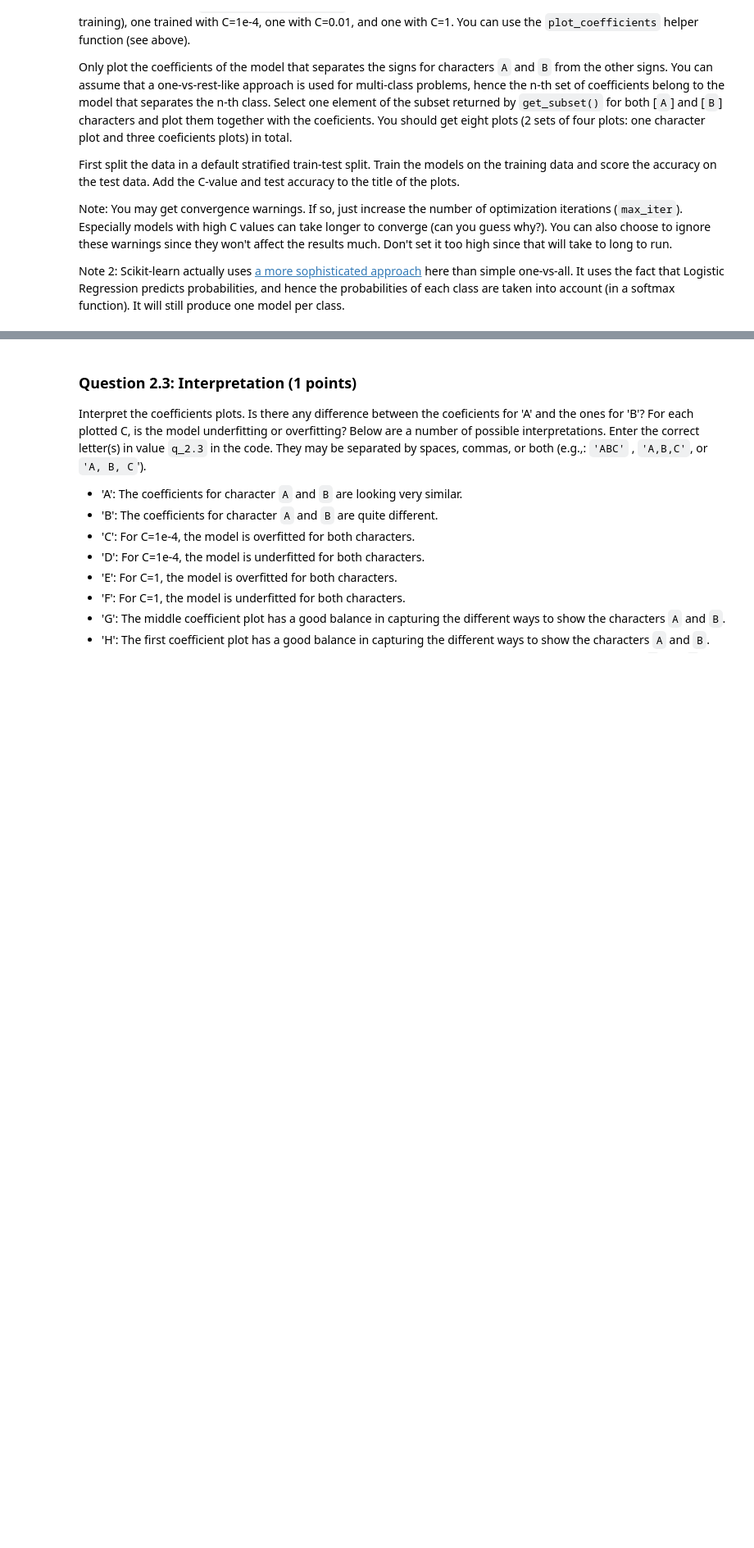
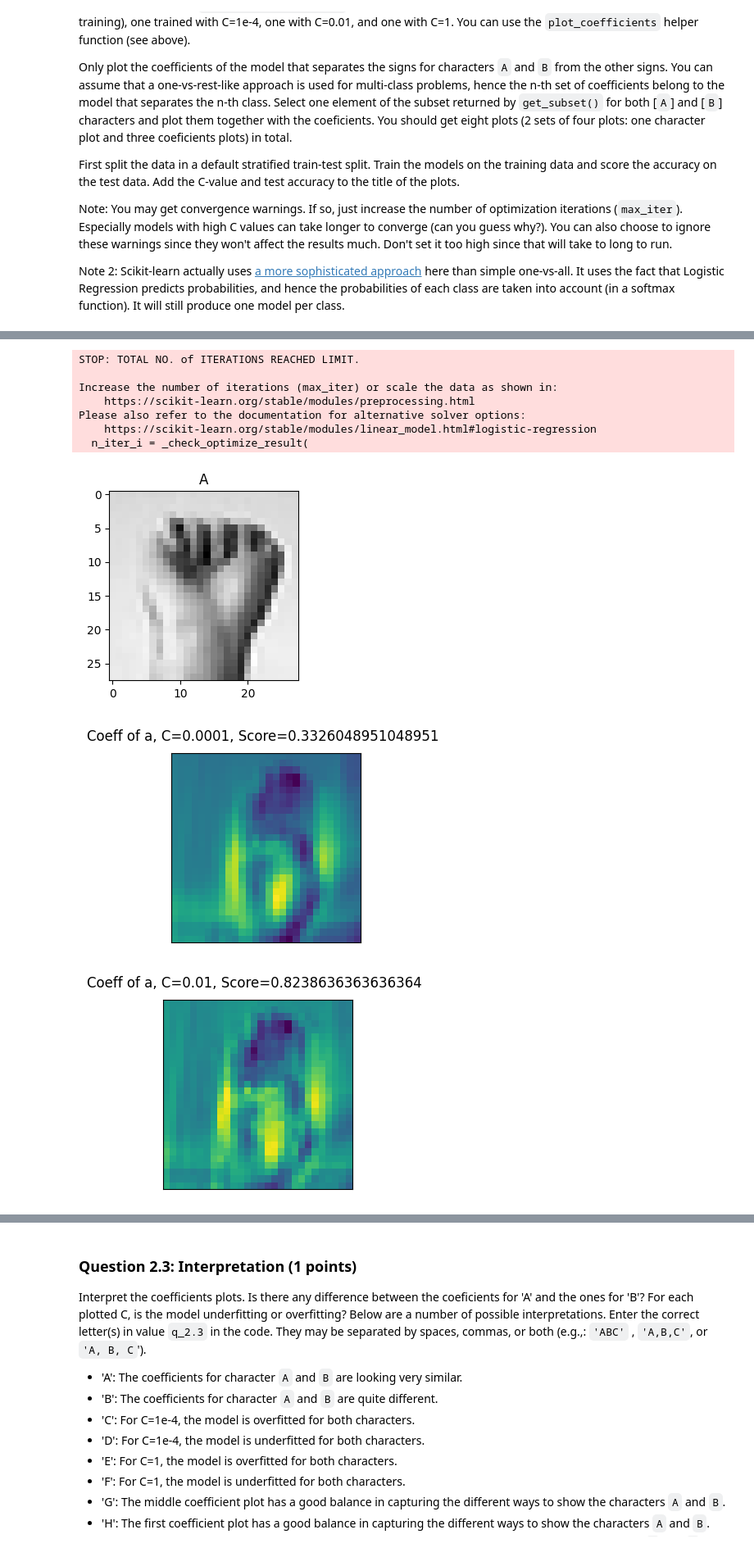
Before and after one commit to PhobosX15/Recognizing-ASL-using-ML-, a Jupyter notebook: Assignment_1_2023.ipynb, the cells around one changed output, grey strips where cells are left out. Shown at 82% size. Drawn from its saved outputs; the diff is of its cells as text; code cells hidden in the pictures; blank space fills up the shorter version.

```diff
--- a/Assignment_1_2023.ipynb
+++ b/Assignment_1_2023.ipynb
@@ -72,11 +83,12 @@ data_classes = {0:"A", 1: "B", 2: "C", 3: "D", 4: "E", 5: "F",
 letter_to_index = {v: k for k, v in data_classes.items()}
 # %%
 # Plotting helper functions. Don't edit these.
+from tqdm.notebook import tqdm_notebook
+from IPython import display
 %matplotlib inline
-from IPython import display
-from tqdm.notebook import tqdm_notebook
 
-def plot_live(X, y, evaluator, param_name, param_range, scale='log', ylim=(0,1), ylabel='score', marker = '.'):
+
+def plot_live(X, y, evaluator, param_name, param_range, scale='log', ylim=(0, 1), ylabel='score', marker='.'):
     """ Renders a plot that updates with every evaluation from the evaluator.
     Keyword arguments:
     X -- the data for training and testing
@@ -96,7 +108,7 @@ def plot_live(X, y, evaluator, param_name, param_range, scale='log', ylim=(0,1),
 
     # Make the scale look nice
     plt.xscale(scale)
-    plt.xlim(param_range[0],param_range[-1])
+    plt.xlim(param_range[0], param_range[-1])
     plt.ylim(ylim)
 
     # Start from empty plot, then fill it
@@ -105,12 +117,12 @@ def plot_live(X, y, evaluator, param_name, param_range, scale='log', ylim=(0,1),
     xvals = []
     for i in tqdm_notebook(param_range):
         scores = evaluator(X, y, i)
-        if i == param_range[0]: # initialize series
+        if i == param_range[0]:  # initialize series
             for k in scores.keys():
-                lines[k], = plt.plot(xvals, [], marker = marker, label = k)
+                lines[k], = plt.plot(xvals, [], marker=marker, label=k)
                 series[k] = []
         xvals.append(i)
-        for k in scores.keys(): # append new data
+        for k in scores.keys():  # append new data
             series[k].append(scores[k])
             lines[k].set_data(xvals, series[k])
         # refresh plot
@@ -120,6 +132,8 @@ def plot_live(X, y, evaluator, param_name, param_range, scale='log', ylim=(0,1),
         display.clear_output(wait=True)
 
 # Plots data instances as 28x28 images
+
+
 def plot_examples(images, labels, row_length=5, title=""):
     """ Renders a set of images
     images -- an array of 28x28 images as 1D vectors
@@ -130,34 +144,39 @@ def plot_examples(images, labels, row_length=5, title=""):
     nr_rows = math.floor(len(images) / row_length)
     if (len(images) % row_length) > 0:
         nr_rows += 1
-    fig, axes = plt.subplots(nr_rows, row_length, figsize=(1.5 * row_length, 1.5 * nr_rows))
+    fig, axes = plt.subplots(nr_rows, row_length, figsize=(
+        1.5 * row_length, 1.5 * nr_rows))
     for i, n in enumerate(images):
         if len(images) > row_length:
-            axes[math.floor(i/row_length)][i%row_length].imshow(n.reshape(28, 28), cmap=plt.cm.gray_r)
+            axes[math.floor(i/row_length)][i %
+                                           row_length].imshow(n.reshape(28, 28), cmap=plt.cm.gray_r)
             if labels is not None:
-              axes[math.floor(i/row_length)][i%row_length].set_xlabel(data_classes[int(labels[i])])
-            axes[math.floor(i/row_length)][i%row_length].set_xticks(())
-            axes[math.floor(i/row_length)][i%row_length].set_yticks(())
+                axes[math.floor(i/row_length)][i %
+                                               row_length].set_xlabel(data_classes[int(labels[i])])
+            axes[math.floor(i/row_length)][i % row_length].set_xticks(())
+            axes[math.floor(i/row_length)][i % row_length].set_yticks(())
 
         else:
             axes[i].imshow(n.reshape(28, 28), cmap=plt.cm.gray_r)
             if labels is not None:
-              axes[i].set_xlabel(data_classes[int(labels[i])])
+                axes[i].set_xlabel(data_classes[int(labels[i])])
             axes[i].set_xticks(())
             axes[i].set_yticks(())
     fig.suptitle(title)
-    plt.show();
+    plt.show()
 
 # Plots the coefficients of the given model as 28x28 heatmaps.
+
+
 def plot_coefficients(coef, name):
     """ Renders a 28x28 heatmap of the model's trained coefficients.
     Keyword arguments:
     coef -- the model coefficients
     name -- a title for the produced figure
     """
-    fig, ax = plt.subplots(1,1,figsize=(3,3))
+    fig, ax = plt.subplots(1, 1, figsize=(3, 3))
     fig.suptitle(name)
-    ax.imshow(coef.reshape(28,28))
+    ax.imshow(coef.reshape(28, 28))
     ax.set_xticks(()), ax.set_yticks(())
 # %% [markdown]
 ### Peeking at the data
@@ -326,0 +407,13 @@ plot_sign_coefficients(X, y, None)
+# %%
+plot_sign_coefficients(X, y, 'B')
+# %% [output]
+STOP: TOTAL NO. of ITERATIONS REACHED LIMIT.
+
+Increase the number of iterations (max_iter) or scale the data as shown in:
+    https://scikit-learn.org/stable/modules/preprocessing.html
+Please also refer to the documentation for alternative solver options:
+    https://scikit-learn.org/stable/modules/linear_model.html#logistic-regression
+  n_iter_i = _check_optimize_result(
+[figure, added]
+[figure, added]
+[figure, added]
```
Also changed, not shown: parts of 30 cells of this notebook.
